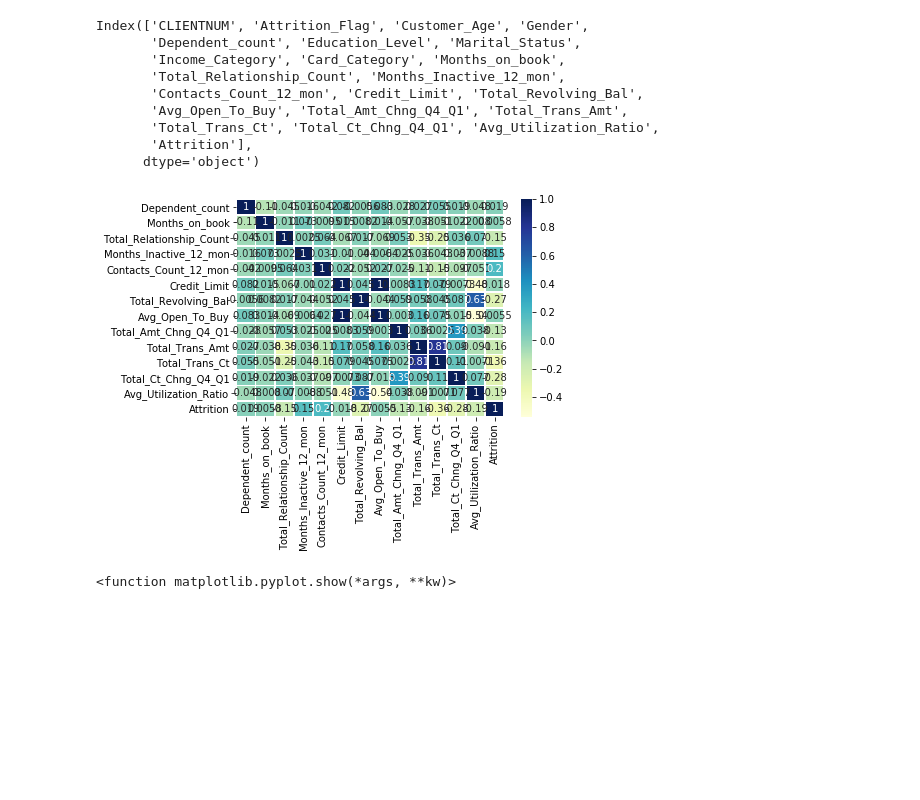
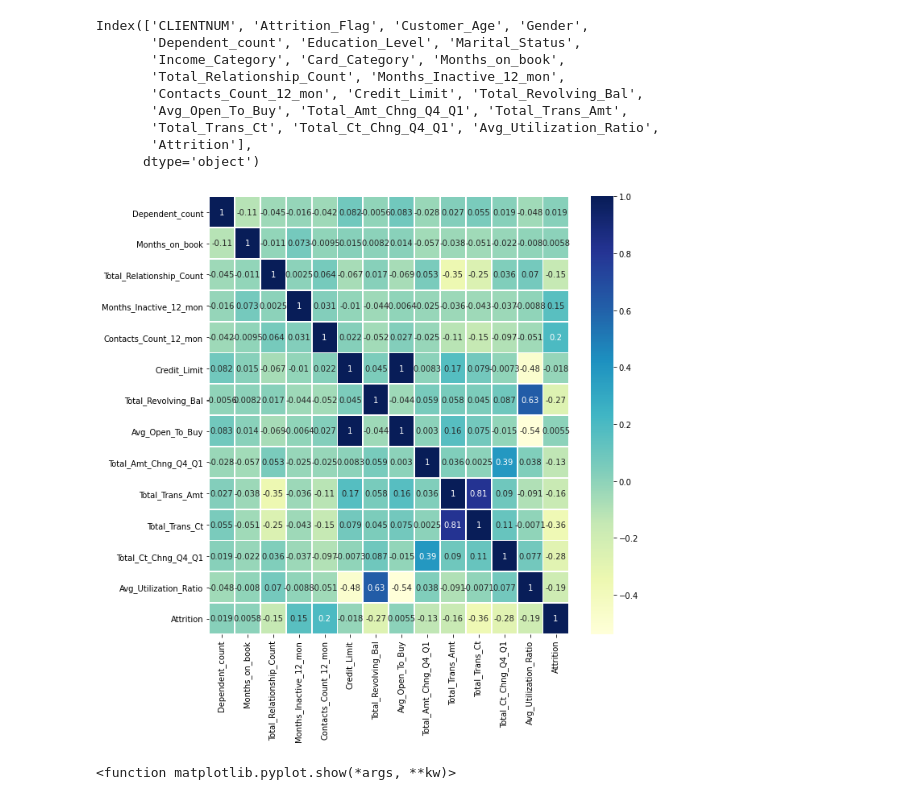
Before and after one commit to Ayomi-tech/Bank-Customers-and-Attrition., a Jupyter notebook: Bank_Churners.ipynb, the cells around one changed output. Drawn from its saved outputs; the diff is of its cells as text; code cells hidden in the pictures; blank space fills up the shorter version.

```diff
--- a/Bank_Churners.ipynb
+++ b/Bank_Churners.ipynb
@@ -169,17 +188,17 @@ Index(['CLIENTNUM', 'Attrition_Flag', 'Customer_Age', 'Gender',
        'Attrition'],
       dtype='object')
 # %%
+plt.subplots(figsize=(10,10))
 
 sns.heatmap(card[['Dependent_count','Months_on_book',
        'Total_Relationship_Count', 'Months_Inactive_12_mon',
        'Contacts_Count_12_mon', 'Credit_Limit', 'Total_Revolving_Bal',
        'Avg_Open_To_Buy', 'Total_Amt_Chng_Q4_Q1', 'Total_Trans_Amt',
        'Total_Trans_Ct', 'Total_Ct_Chng_Q4_Q1', 'Avg_Utilization_Ratio',
-       'Attrition']]
-            .corr(), annot=True, cmap='YlGnBu', linewidths=.8)
+       'Attrition']].corr(), annot=True, cmap='YlGnBu', linewidths=.8)
 plt.show()
 # %% [output]
-[figure, old version]
+[figure, new version]
 # %%
 plt.scatter(x=card['Credit_Limit'], y=card['Avg_Open_To_Buy'])
 plt.show
```
Also changed, not shown: parts of 52 cells of this notebook, 5 other files.
